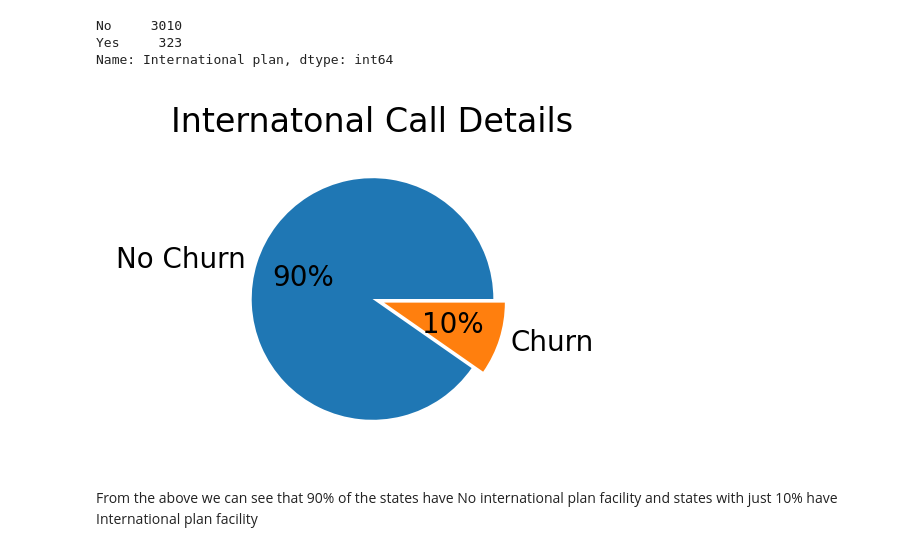
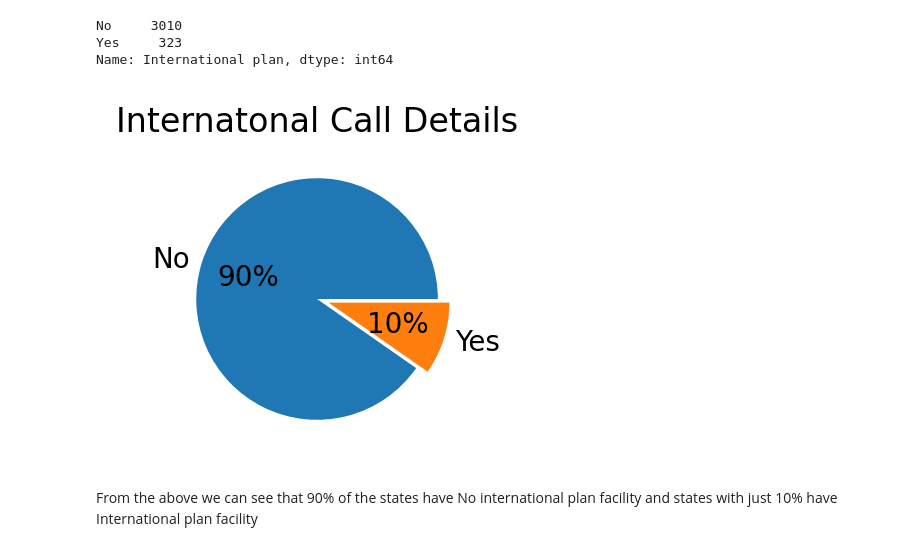
Before and after one commit to shyamsundar-v/Telecom-Churn-Analysis, a Jupyter notebook: Telecom_Churn_Analysis_Capstone_Project.ipynb, the cells around one changed output. Cells and saved outputs as stored; diff of their text form; code cells hidden in the pictures.

```diff
--- a/Telecom_Churn_Analysis_Capstone_Project.ipynb
+++ b/Telecom_Churn_Analysis_Capstone_Project.ipynb
@@ -94,11 +94,11 @@ Yes     323
 Name: International plan, dtype: int64
 # %%
 plt.figure(figsize=(5,2),dpi=200)
-plt.pie(tel_df['International plan'].value_counts(),labels=['No Churn','Churn'],autopct='%.0f%%',explode=[0,0.1])
+plt.pie(tel_df['International plan'].value_counts(),labels=['No','Yes'],autopct='%.0f%%',explode=[0,0.1])
 plt.title('Internatonal Call Details')
 plt.show()
 # %% [output]
-[figure, old version]
+[figure, new version]
 # %% [markdown]
 From the above we can see that 90% of the states have No international plan facility and states with just 10% have International plan facility
 # %%
```
Also changed, not shown: parts of 5 cells of this notebook.
